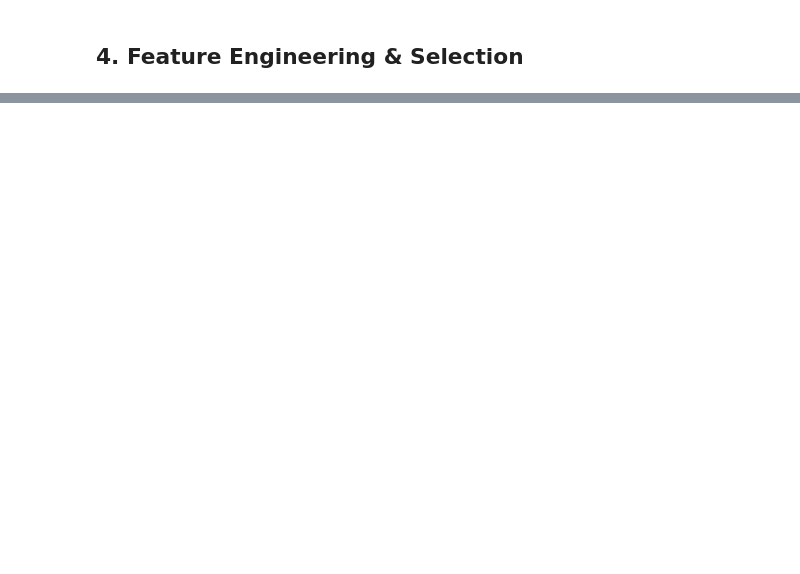
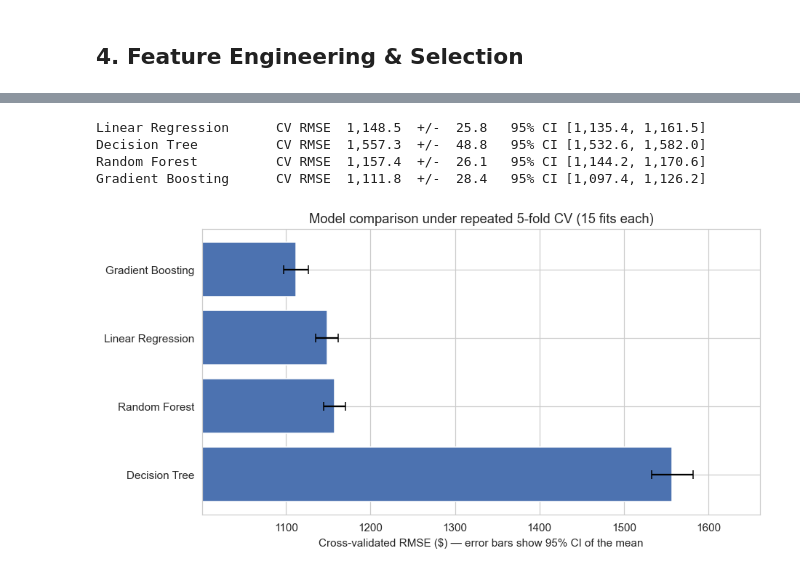
Before and after one commit to marcusteoh/bigmart-sales-predictor, a Jupyter notebook: BigMart_Sales_Prediction.ipynb, the cells around one changed output, grey strips where cells are left out. Drawn from its saved outputs; the diff is of its cells as text; code cells hidden in the pictures; blank space fills up the shorter version.

```diff
--- a/BigMart_Sales_Prediction.ipynb
+++ b/BigMart_Sales_Prediction.ipynb
@@ -1099,0 +962,51 @@ to serve live predictions.
+# %%
+from sklearn.model_selection import RepeatedKFold
+
+repeated_cv = RepeatedKFold(n_splits=5, n_repeats=3, random_state=RANDOM_STATE)
+
+cv_models = {
+    "Linear Regression": LinearRegression(),
+    "Decision Tree": DecisionTreeRegressor(random_state=RANDOM_STATE),
+    "Random Forest": RandomForestRegressor(
+        n_estimators=200, random_state=RANDOM_STATE, n_jobs=-1),
+    "Gradient Boosting": GradientBoostingRegressor(
+        n_estimators=200, random_state=RANDOM_STATE),
+}
+
+cv_rows, cv_raw_scores = [], {}
+for name, model in cv_models.items():
+    scores = -cross_val_score(make_pipeline(model), X_train, y_train,
+                              cv=repeated_cv, scoring="neg_root_mean_squared_error",
+                              n_jobs=-1)
+    cv_raw_scores[name] = scores
+    # 95% interval for the mean across the 15 folds
+    half_width = 1.96 * scores.std(ddof=1) / np.sqrt(len(scores))
+    cv_rows.append({
+        "model": name,
+        "cv_rmse_mean": scores.mean(),
+        "cv_rmse_std": scores.std(ddof=1),
+        "ci95_low": scores.mean() - half_width,
+        "ci95_high": scores.mean() + half_width,
+    })
+    print(f"{name:<22} CV RMSE {scores.mean():8,.1f}  +/- {scores.std(ddof=1):5,.1f}"
+          f"   95% CI [{scores.mean()-half_width:,.1f}, {scores.mean()+half_width:,.1f}]")
+
+cv_df = pd.DataFrame(cv_rows).sort_values("cv_rmse_mean").reset_index(drop=True)
+# %% [output]
+Linear Regression      CV RMSE  1,148.5  +/-  25.8   95% CI [1,135.4, 1,161.5]
+Decision Tree          CV RMSE  1,557.3  +/-  48.8   95% CI [1,532.6, 1,582.0]
+Random Forest          CV RMSE  1,157.4  +/-  26.1   95% CI [1,144.2, 1,170.6]
+Gradient Boosting      CV RMSE  1,111.8  +/-  28.4   95% CI [1,097.4, 1,126.2]
+# %%
+fig, ax = plt.subplots(figsize=(8.5, 4.5))
+ax.barh(cv_df["model"], cv_df["cv_rmse_mean"],
+        xerr=1.96 * cv_df["cv_rmse_std"] / np.sqrt(15),
+        color="#4C72B0", capsize=4)
+ax.invert_yaxis()
+ax.set_xlabel("Cross-validated RMSE ($) — error bars show 95% CI of the mean")
+ax.set_title("Model comparison under repeated 5-fold CV (15 fits each)")
+ax.set_xlim(left=min(cv_df["cv_rmse_mean"]) * 0.9)
+plt.tight_layout()
+plt.show()
+# %% [output]
+[figure, added]
```
Also changed, not shown: parts of 177 cells of this notebook, 4 other files.
